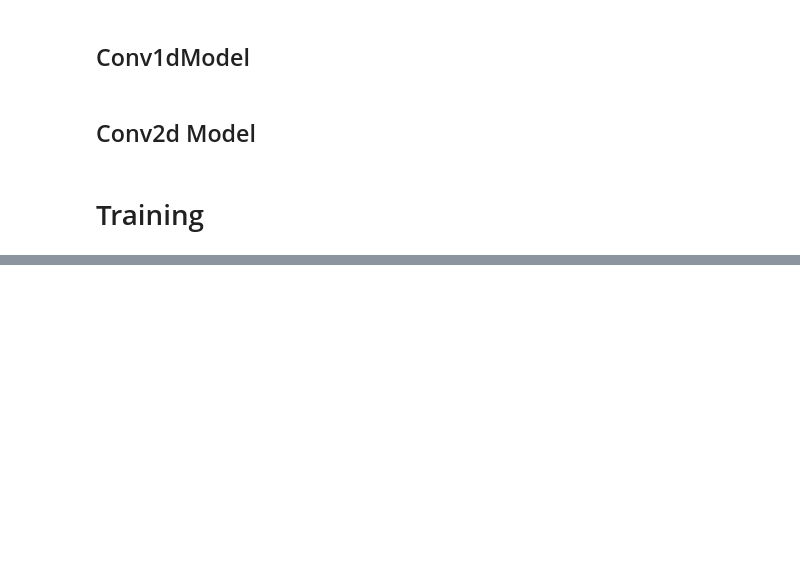
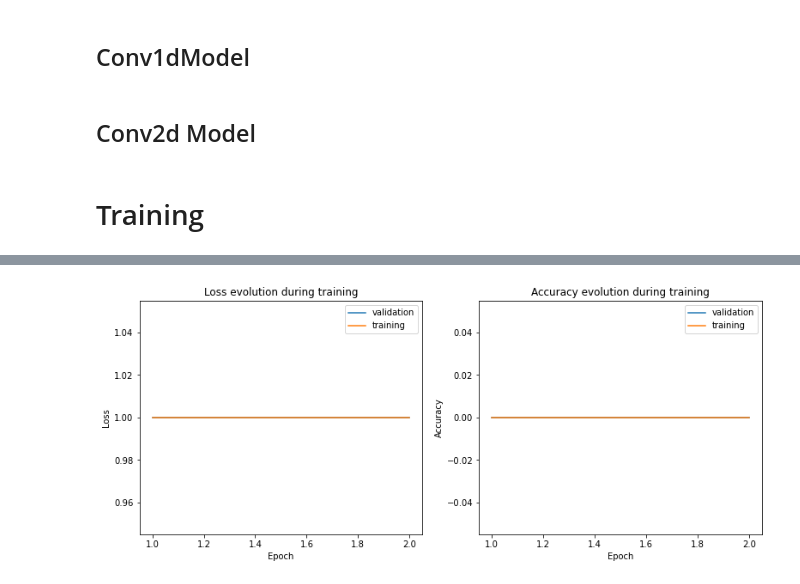
Before and after one commit to NicoBrandstetterr/location-of-the-sigma-spindles-in-EEG, a Jupyter notebook: location_sigma_spindles.ipynb, the cells around one changed output, grey strips where cells are left out. Drawn from its saved outputs; the diff is of its cells as text; code cells hidden in the pictures; blank space fills up the shorter version.

```diff
--- a/location_sigma_spindles.ipynb
+++ b/location_sigma_spindles.ipynb
@@ -383,7 +399,7 @@ def train_model2d(
                 x_batch = x_batch.cuda()
                 y_batch = y_batch.cuda()
 
-            y_predicted, loss, error_array = train_step(x_batch, y_batch, model, optimizer, criterion, use_gpu)
+            y_predicted, loss, error_array = train_step2d(x_batch, y_batch, model, optimizer, criterion, use_gpu)
 
             cumulative_train_loss += loss.item()
             train_loss_count += 1
@@ -541,7 +557,7 @@ lr = 5e-4
 batch_size = 2
 criterion = iou_pytorch
 criterion2d= iou_pytorch2d
-epochs = 20
+epochs = 2
 # %%
 CNN1d = CNN1d_Model(dropout_p=0.5)
 curves = train_model(
@@ -572,6 +583,6 @@ IndexError: invalid index of a 0-dim tensor. Use `tensor.item()` in Python or `t
 # %%
 CNN2d = CNN2d_Model(dropout_p=0.5)
-curves = train_model(
+curves = train_model2d(
     CNN2d,
     train_ds,
     val_ds,
@@ -583,3 +594,4 @@ curves = train_model(
     data_augmentation=False,
 )
 show_curves(curves)
+# %% [output]
@@ -585,0 +614 @@ show_curves(curves)
+[figure, added]
```
Also changed, not shown: parts of 9 cells of this notebook.
